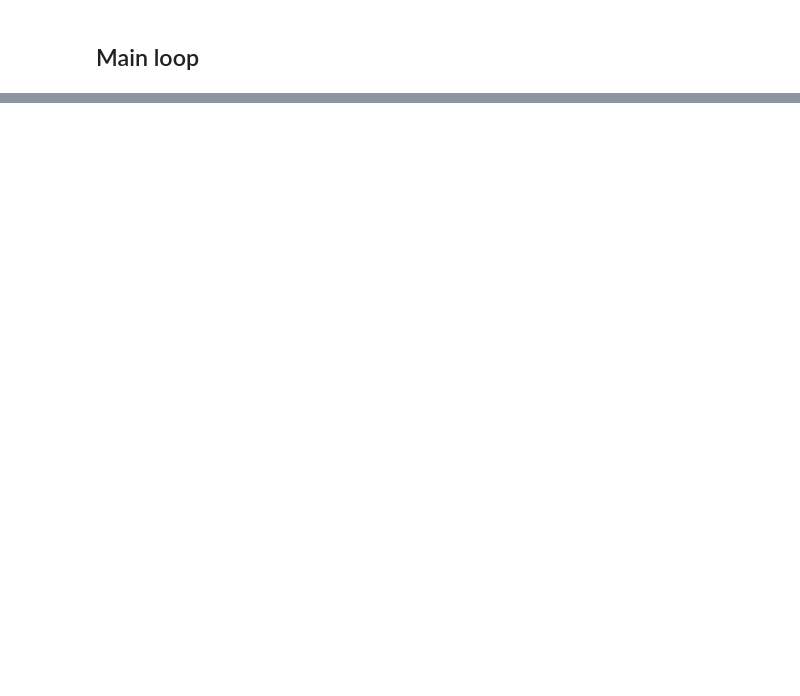
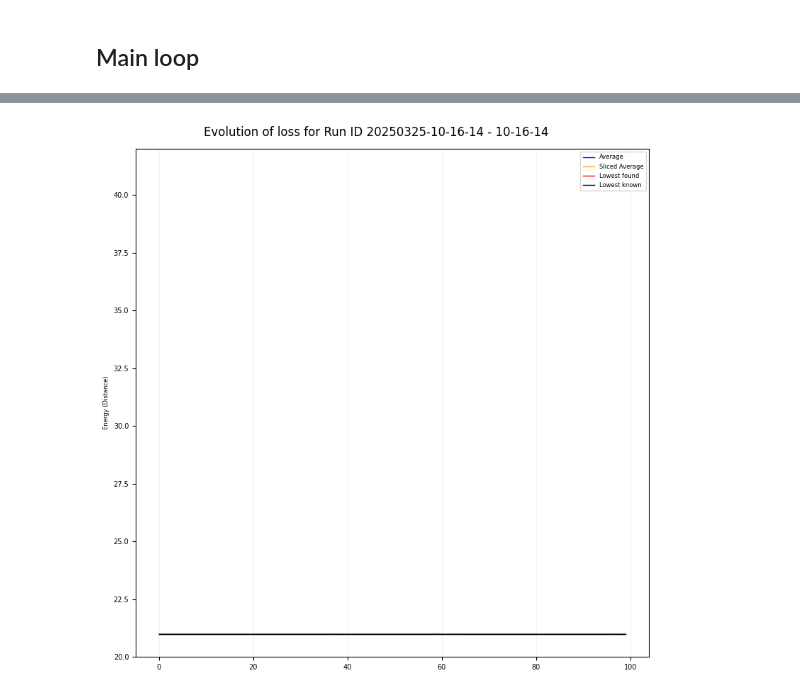
Before and after one commit to goldsmdn/TSP_VQC, a Jupyter notebook: VQC_auto_runs.ipynb, the cells around one changed output, grey strips where cells are left out. Saved outputs shown, nothing was run; the diff lists cells and outputs as text; code cells hidden in the pictures; blank space fills up the shorter version.

Commit message:
#18 Changes to support printing graphs from production runs

```diff
--- a/VQC_auto_runs.ipynb
+++ b/VQC_auto_runs.ipynb
@@ -156,38 +154,42 @@ for keys, control_items in control_dict.items():
         index_list, sliced_list, lowest_list, _ , average_list, _ = \
         update_parameters_using_gradient(locations=locations,
                                          iterations=iterations,
-                                        print_frequency=print_frequency,
-                                        params=params,
-                                        rots=rots,
-                                        cost_fn=cost_fn,
-                                        qc = qc,
-                                        shots=shots,
-                                        s=s,
-                                        eta=eta,
-                                        average_slice=slice,
-                                        gray=gray,
-                                        verbose=False,
-                                        gradient_type=gradient_type,
-                                        alpha=alpha,
-                                        gamma=gamma, c=c,
-                                        big_a=big_a,
-                                        method=formulation,
-                                        print_results=False
+                                         print_frequency=print_frequency,
+                                         params=params,
+                                         rots=rots,
+                                         cost_fn=cost_fn,
+                                         qc = qc,
+                                         shots=shots,
+                                         s=s,
+                                         eta=eta,
+                                         average_slice=slice,
+                                         gray=gray,
+                                         verbose=False,
+                                         gradient_type=gradient_type,
+                                         alpha=alpha,
+                                         gamma=gamma, c=c,
+                                         big_a=big_a,
+                                         method=formulation,
+                                         print_results=False
                                         )
-        #print(index_list)
-        #print(average_list)
-        #av_cost_list_all.append(average_list)
-        #lowest_list_all.append(lowest_list)
-        #sliced_cost_list_all.append(sliced_list)
-
+        av_cost_list_all.append(average_list)
+        lowest_list_all.append(lowest_list)
+        sliced_cost_list_all.append(sliced_list)
         best_dist_found, iteration_found = find_run_stats(lowest_list)
         data_dict['best_dist_found'] = best_dist_found
         data_dict['iteration_found'] = iteration_found
         subdatalogger.save_detailed_results(index_list,
                                             average_list,
                                             lowest_list,
-                                            sliced_list
+                                            sliced_list,
                                             )
+
+        subdatalogger.save_plot(index_list,
+                                av_cost_list_all,
+                                lowest_list_all,
+                                sliced_cost_list_all,
+                                best_dist,
+                                )
 
     else:
         target, criterion, optimizer = get_ready_to_train(model,
@@ -196,15 +198,30 @@ for keys, control_items in control_dict.items():
                                                           weight_decay=weight_decay,
                                                           momentum=momentum
                                                           )
-        lowest_cost, epoch_lowest_cost, _, _ = train_model(iterations,
-                                                                    model,
-                                                                    my_input,
-                                                                    target,
-                                                                    criterion,
-                                                                    optimizer,
-                                                                    )
+        lowest_cost, epoch_lowest_cost, index_list, loss_history, lowest_list = \
+            train_model(iterations,
+                        model,
+                        my_input,
+                        target,
+                        criterion,
+                        optimizer,
+                        )
+        av_cost_list_all.append(loss_history)
+        lowest_list_all.append(lowest_list)
         data_dict['best_dist_found'] = lowest_cost
         data_dict['iteration_found'] = epoch_lowest_cost
+        subdatalogger.save_detailed_results(index_list,
+                                    average_list,
+                                    lowest_list,
+                                    #sliced_list,
+                                    )
+
+        subdatalogger.save_plot(index_list=index_list,
+                        av_cost_list_all=av_cost_list_all,
+                        lowest_list_all=lowest_list_all,
+                        #sliced_cost_list_all,
+                        best_dist=best_dist,
+                        )
 
 
     t1 = time.time()
@@ -246,0 +261 @@ Data for Run ID: 20250322-18-10-33 - 18-10-37 successfully added to results\resu
+[figure, added]
```
Also changed, not shown: parts of 3 cells of this notebook, 7 other files.
